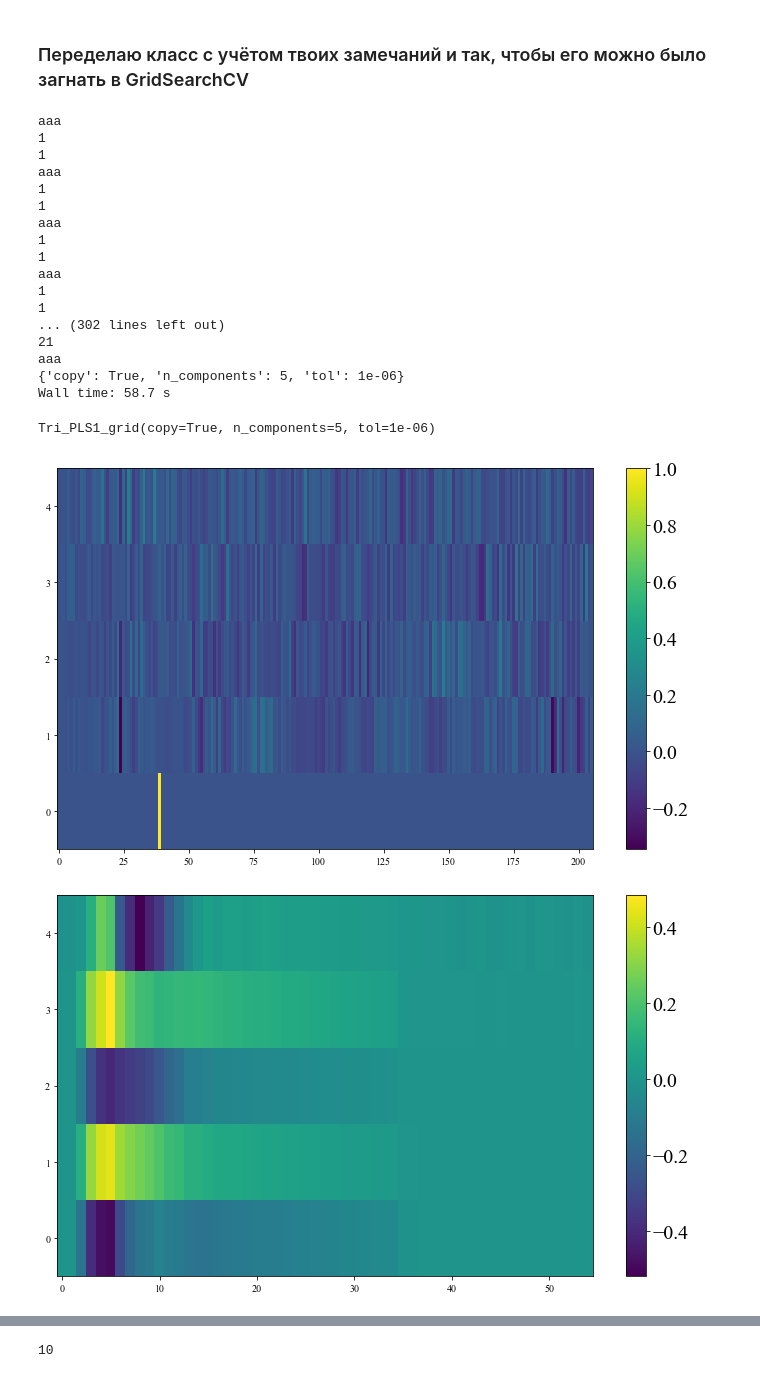
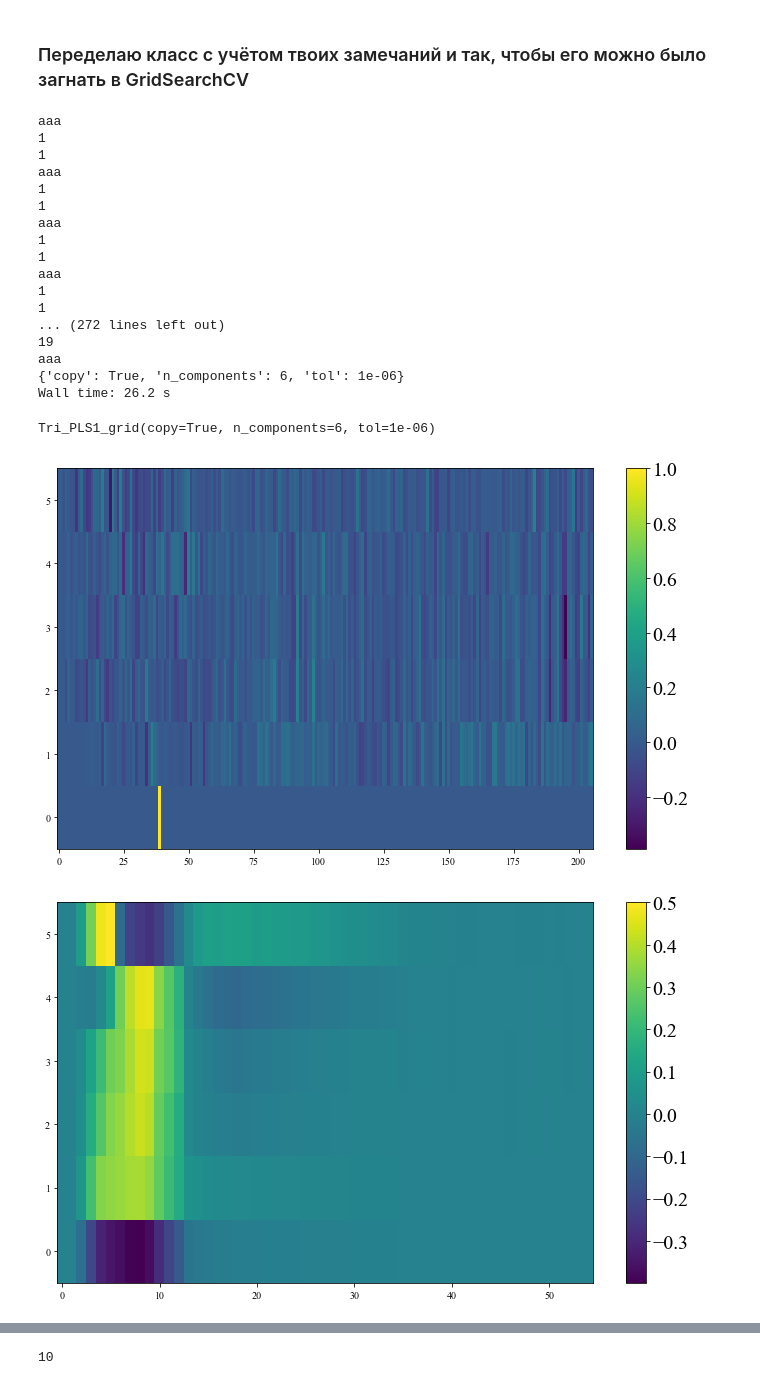
Before and after one commit to 89605502155/ML-repositry, a Jupyter notebook: N-PLS.ipynb, the cells around one changed output, grey strips where cells are left out. Drawn from its saved outputs; the diff is of its cells as text; code cells hidden in the pictures.

```diff
--- a/N-PLS.ipynb
+++ b/N-PLS.ipynb
@@ -167,12 +172,12 @@ class Tri_PLS1_grid(RegressorMixin,BaseEstimator):
 
         Parameters
         ----------
-        X : ndarray, which was centering before running this code
-            tensor data of shape (n_samples, N1, ..., NS)
+        X : ndarray
         y : 1D-array of shape (n_samples, )
             labels associated with each sample"""
         Tt=np.zeros([x.shape[0],self.n_components])
         mass=np.zeros([y.shape[0]])
+
         y_copy=y
         """"
         При различных способах разрезания исходных данных, массивы w_k и w_i имеют похожие значения и именно их я планирую
@@ -210,6 +215,7 @@ class Tri_PLS1_grid(RegressorMixin,BaseEstimator):
 
     def predict(self, x):
         """" x is a test 3-D centering data."""
+
         Tt=np.zeros([x.shape[0],self.n_components])
         output=np.zeros([self.n_components])
         print(self.n_components)
@@ -225,13 +231,14 @@ class Tri_PLS1_grid(RegressorMixin,BaseEstimator):
         y_find=np.zeros([x.shape[0],self.n_components])
         Tt=Tt.reshape(x.shape[0],self.n_components)
 
-        y=np.random.normal(0, math.sqrt(self.train_error), x.shape[0])
+        y=np.random.normal(0, math.sqrt(self.train_error*0.005), x.shape[0])
         for f in range(0,self.n_components):
             size_T=self.n_components-f
             T_part=Tt[:,0:size_T]
             bf=self.bf_array[size_T-1]
             y=y+(np.dot(T_part,bf))
-        self.y_find=y
+
+
         return y
 # %%
 %%time
@@ -241,7 +248,7 @@ class Tri_PLS1_grid(RegressorMixin,BaseEstimator):
 regressioModel=Tri_PLS1_grid()
 parametrsNames={
     'copy': [True],
-    'n_components': range(1,22),
+    'n_components': range(1,20),
     'tol': [1e-06]
 }
 
@@ -263,21 +270,21 @@ aaa
 aaa
 1
 1
-... (302 lines left out)
-21
+... (272 lines left out)
+19
 aaa
-{'copy': True, 'n_components': 5, 'tol': 1e-06}
-Wall time: 58.7 s
+{'copy': True, 'n_components': 6, 'tol': 1e-06}
+Wall time: 26.2 s
 # %%
 import matplotlib as mpl
 # %%
 gridCought.best_estimator_
 # %% [output]
-Tri_PLS1_grid(copy=True, n_components=5, tol=1e-06)
+Tri_PLS1_grid(copy=True, n_components=6, tol=1e-06)
 # %%
 W=gridCought.best_estimator_.w_k
 
-W=W.reshape([5,206])
+W=W.reshape([6,206])
 mpl.rc('font',family='Times New Roman')
 plt.figure(figsize=(12,7))
 plt.imshow(W,aspect="auto", origin='lower')
@@ -287,20 +294,20 @@ cbar.ax.tick_params(labelsize=20)
 
 plt.show();
 # %% [output]
-[figure, old version]
+[figure, new version]
 # %%
 T=gridCought.best_estimator_.w_i
-T=T.reshape([5,55])
+T=T.reshape([6,55])
 mpl.rc('font',family='Times New Roman')
 plt.figure(figsize=(12,7))
 plt.imshow(T,aspect="auto", origin='lower')
 
 cbar = plt.colorbar()
 cbar.ax.tick_params(labelsize=20)
 
 plt.show();
 # %% [output]
-[figure, old version]
+[figure, new version]
 # %%
 np.dot(T.transpose(),W)
 # %% [output]
```
Also changed, not shown: parts of 8 cells of this notebook.
